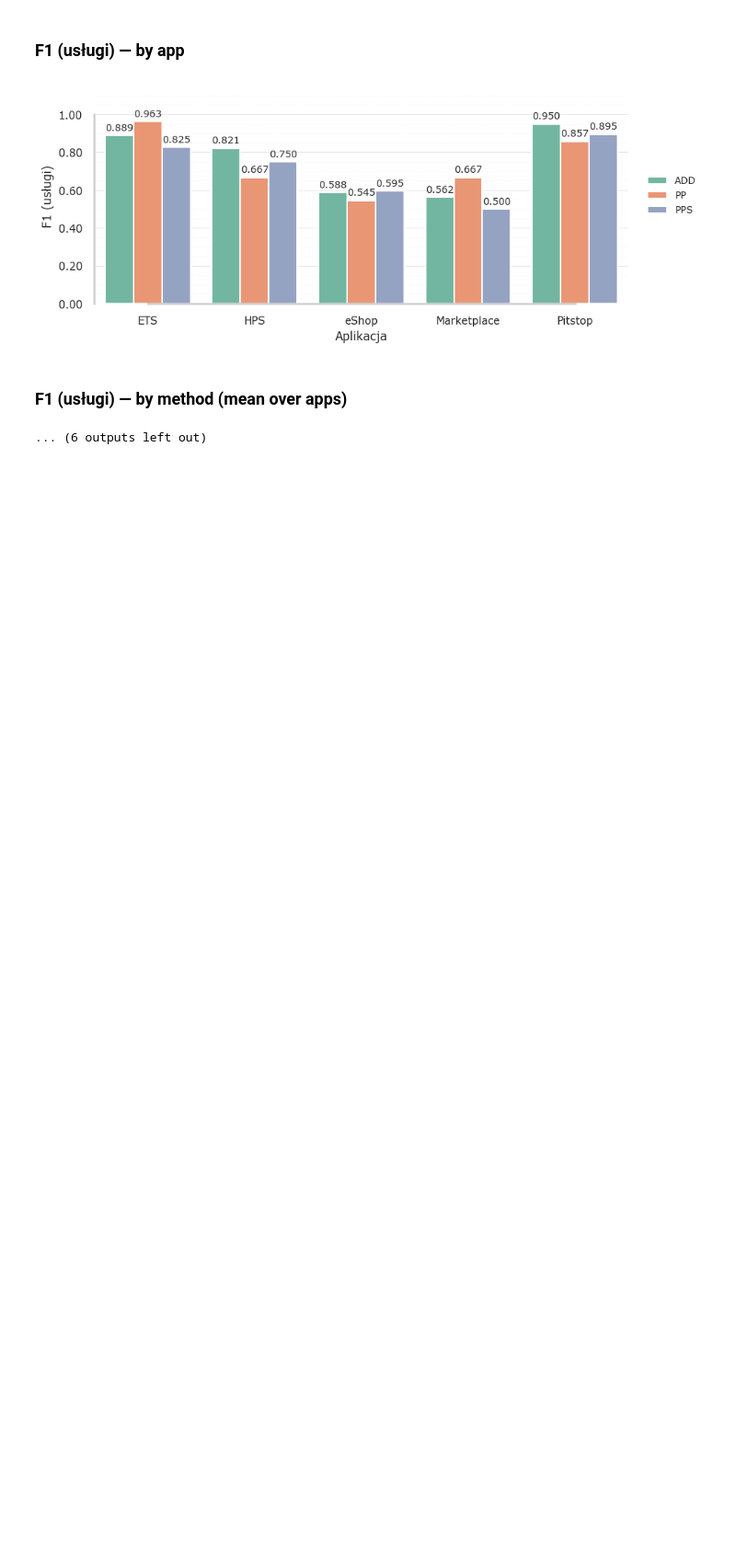
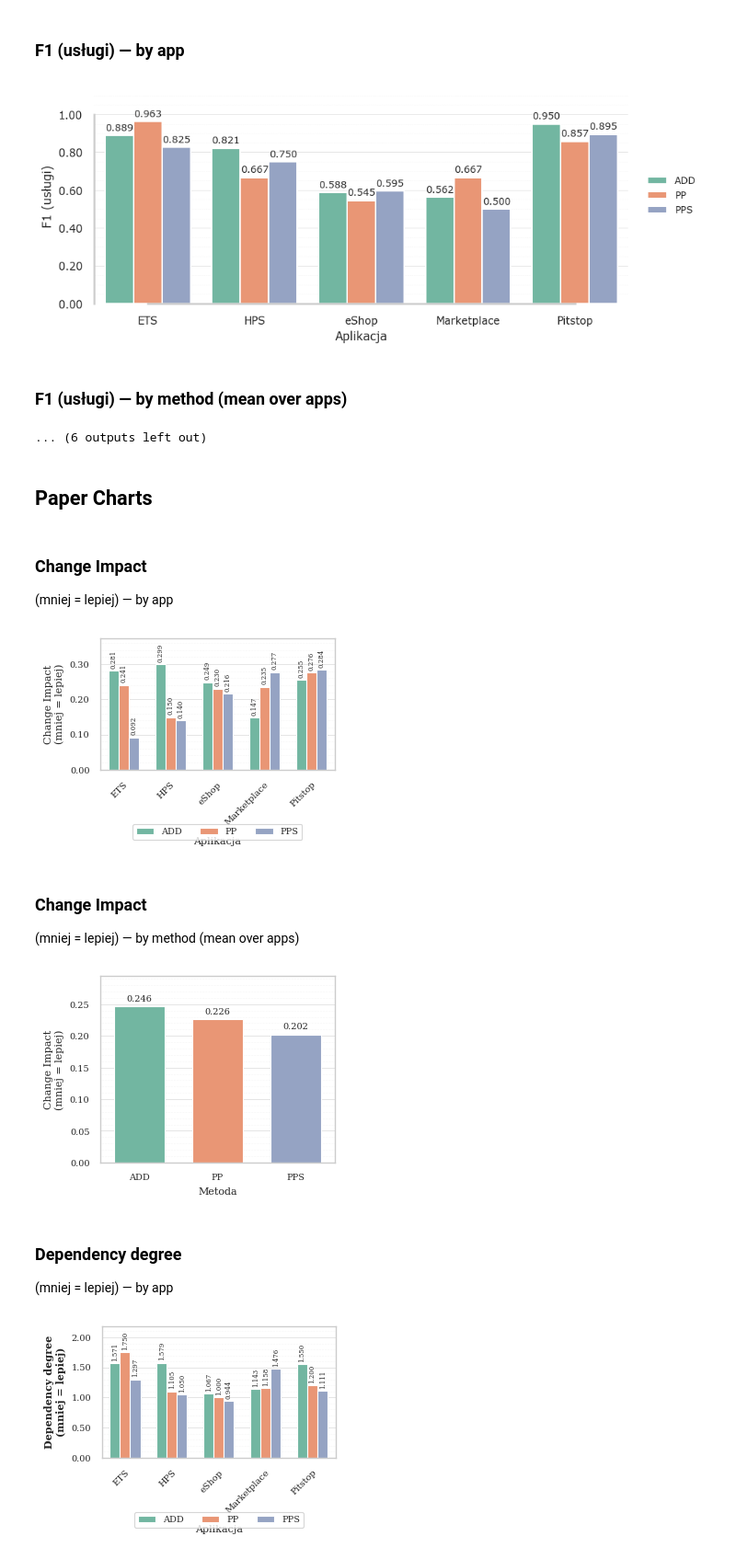
Before and after one commit to kfijalkowski1/PBAD, a Jupyter notebook: code/notebooks/experiment_results.ipynb, the cells around one changed output. Shown at 92% size. Drawn from its saved outputs; the diff is of its cells as text; code cells hidden in the pictures; blank space fills up the shorter version.

Commit message:
Plots for paper

```diff
--- a/code/notebooks/experiment_results.ipynb
+++ b/code/notebooks/experiment_results.ipynb
@@ -203,3 +203,36 @@ for path in saved:
 [figure]
 ### F1 (usługi) — by method (mean over apps)
 ... (6 outputs left out)
+# %%
+from pathlib import Path
+
+from _experiment_viz import (
+    export_paper_charts,
+    render_paper_charts,
+    setup_paper_chart_style,
+)
+from IPython.display import Markdown, display
+
+setup_paper_chart_style()
+display(Markdown("## Paper Charts"))
+render_paper_charts(df, SHORT_LABELS)
+
+paper_pdf_dir = Path("../../tex/assets")
+paper_png_dir = Path("output/paper")
+saved = export_paper_charts(df, SHORT_LABELS, paper_pdf_dir, paper_png_dir)
+print(f"Exported {len(saved)} files")
+print(f"  PDF: {paper_pdf_dir.resolve()}")
+print(f"  PNG: {paper_png_dir.resolve()}")
+for path in saved:
+    print(f"  {path.name}")
+# %% [output]
+## Paper Charts
+### Change Impact
+(mniej = lepiej) — by app
+[figure, added]
+### Change Impact
+(mniej = lepiej) — by method (mean over apps)
+[figure, added]
+### Dependency degree
+(mniej = lepiej) — by app
+[figure, added]
```
Also changed, not shown: parts of 1 cell of this notebook, 26 other files.
